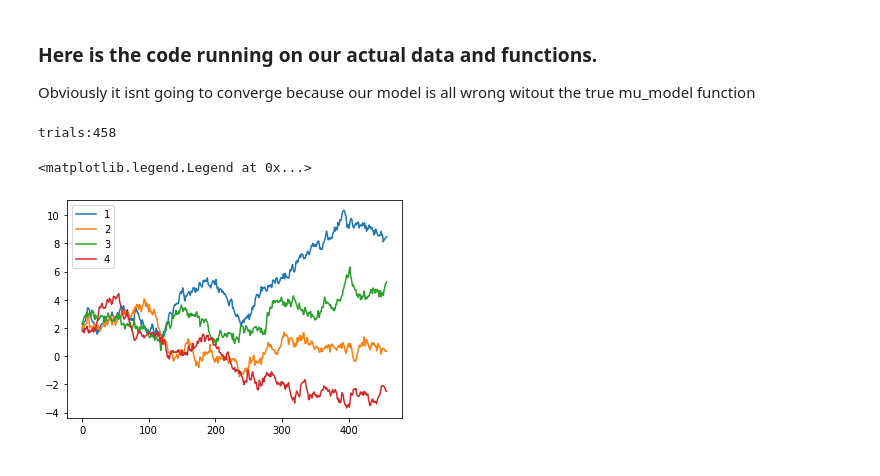
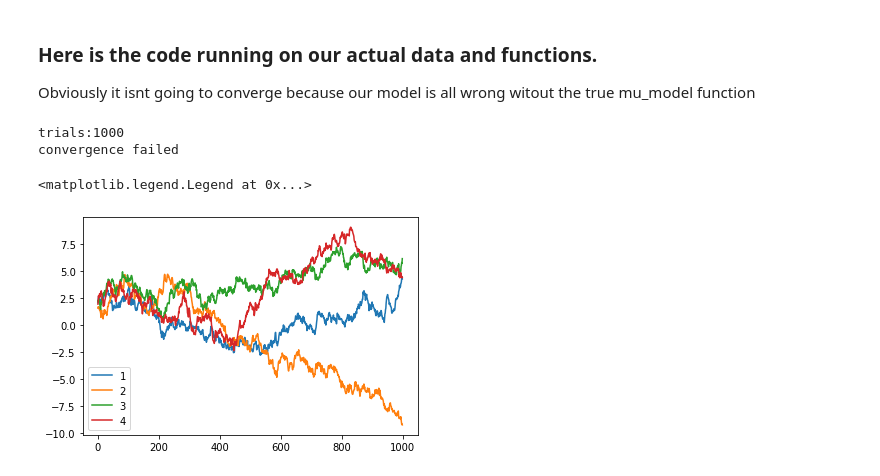
Before and after one commit to baiydaavi/bayesian_inference, a Jupyter notebook: function_and_classes.ipynb, the cells around one changed output. Cells and saved outputs as stored; diff of their text form; code cells hidden in the pictures.

```diff
--- a/function_and_classes.ipynb
+++ b/function_and_classes.ipynb
@@ -124,10 +128,13 @@ we expect for $p1$ to converge to $e$ and $p3$ to converge to 1. $p2$ and $p4$ s
 ### Here is the code running on our actual data and functions.
  Obviously it isnt going to converge because our model is all wrong witout the true mu_model function
 # %%
-chn = chain(data_lcparam, max_trials=1000, convergence_threshhold=.05)
+chn = chain(data_lcparam, max_trials=1000, convergence_threshhold=.01)
+# to include sys error
+# chn = chain(data_lcparam, max_trials=1000, convergence_threshhold=.01, likelihood_func=sys_error_likelihood)
 plt.plot(chn)
 plt.legend('1234')
 # %% [output]
-trials:458
+trials:1000
+convergence failed
 <matplotlib.legend.Legend at 0x...>
-[figure, old version]
+[figure, new version]
```
Also changed, not shown: parts of 1 cell of this notebook.
